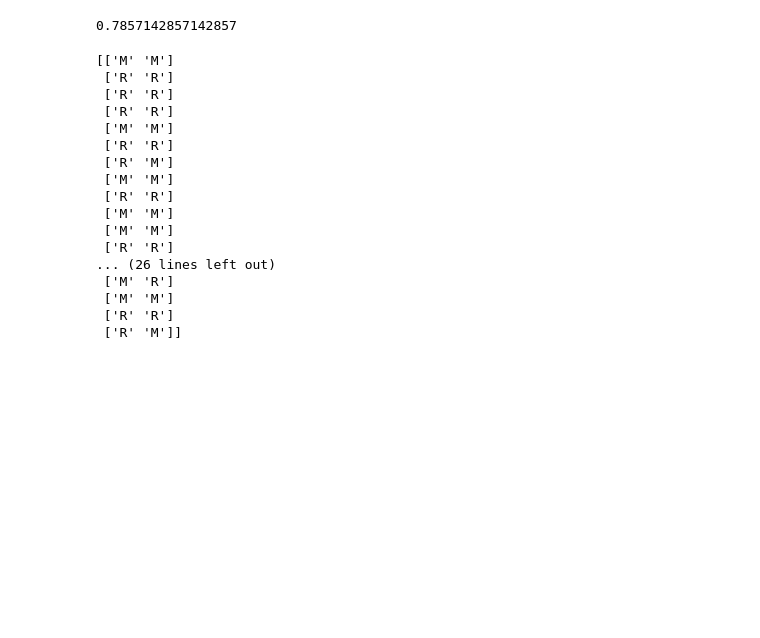
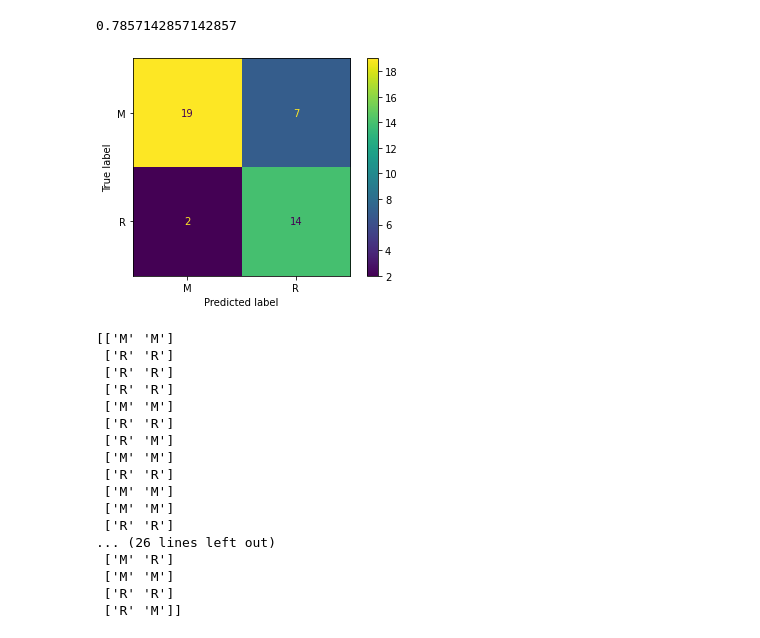
Before and after one commit to DataBadger/PracticeModels, a Jupyter notebook: Projects/MinesVSRocks/MinesVSRocks.ipynb, the cells around one changed output. Drawn from its saved outputs; the diff is of its cells as text; code cells hidden in the pictures; blank space fills up the shorter version.

```diff
--- a/Projects/MinesVSRocks/MinesVSRocks.ipynb
+++ b/Projects/MinesVSRocks/MinesVSRocks.ipynb
@@ -5,5 +5,5 @@ import matplotlib.pyplot as plt
 # %%
-df = pd.read_csv("C:\\Users\\Sasha\\Desktop\\Py\\Blog\\post2\\sonar.csv")
+df = pd.read_csv("C:\\Users\\Sasha\\Desktop\\Py\\Git\\PracticeModels\\Projects\\MinesVSRocks\\sonar.csv")
 # %%
 df.head()
 # %% [output]
@@ -45,5 +45,5 @@ from sklearn.preprocessing import StandardScaler
 sc = StandardScaler()
 # %%
 sc.fit_transform(X_train)
-sc.fit(X_test)
+sc.transform(X_test)
 # %% [output]
@@ -66,6 +78,11 @@ accuracy_score(y_test,y_pred)
 [[19  7]
  [ 2 14]]
 0.7857142857142857
+# %%
+plot_confusion_matrix(log_clf, X_test, y_test)
+plt.show()
+# %% [output]
+[figure, added]
 # %%
 print(np.concatenate((y_pred.reshape(len(y_pred),1), y_test.reshape(len(y_test),1)),1))
 # %% [output]
```
Also changed, not shown: parts of 5 cells of this notebook.
